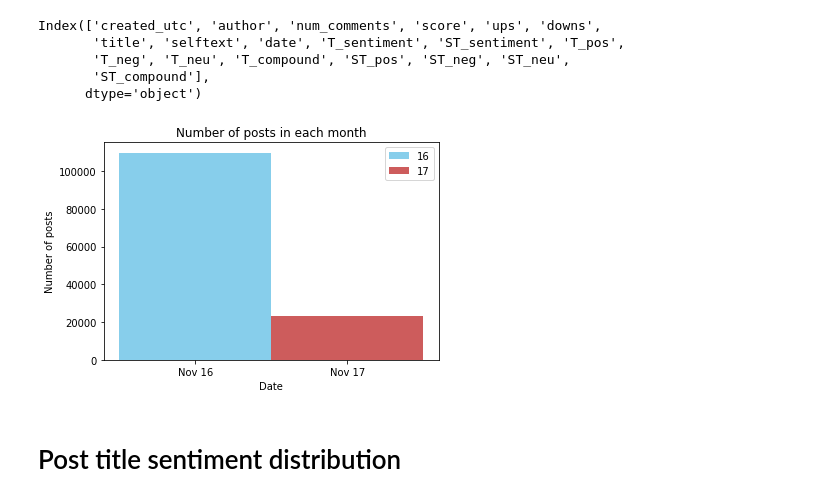
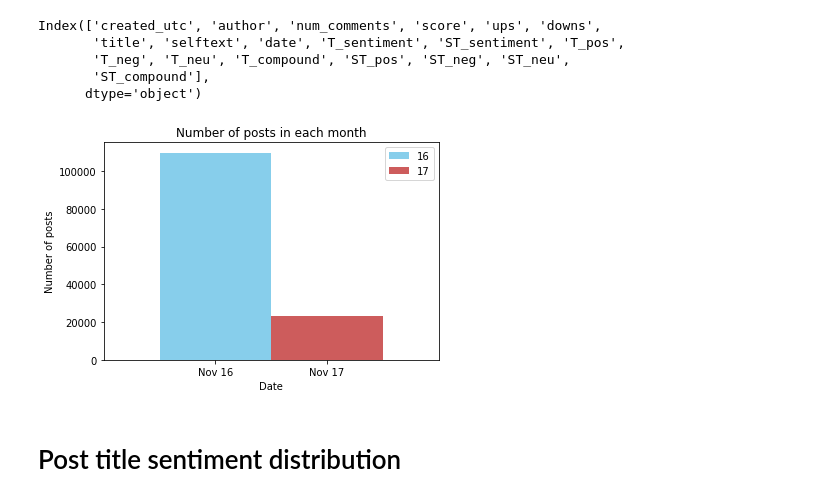
Before and after one commit to James-Brooke/ML_Projects, a Jupyter notebook: The_Donald Subreddit.ipynb, the cells around one changed output. Saved outputs shown, nothing was run; the diff lists cells and outputs as text; code cells hidden in the pictures.

```diff
--- a/The_Donald Subreddit.ipynb
+++ b/The_Donald Subreddit.ipynb
@@ -57,23 +57,28 @@ data17 = pre_process(data17)
 posts_in_16 = data16.shape[0]
 posts_in_17 = data17.shape[0]
 # %%
-width = 0.2  # the width of the bars
+def comparison_plot(Nov16, Nov17, ytitle, title):
+    width = 0.2  # the width of the bars
 
-fig, ax = plt.subplots()
-rects1 = ax.bar(0+width/2,posts_in_16, width,
-                color='SkyBlue', label='16')
-rects2 = ax.bar(0+width*1.5,posts_in_17, width,
-                color='IndianRed', label='17')
+    fig, ax = plt.subplots()
 
-# Add some text for labels, title and custom x-axis tick labels, etc.
-ax.set_ylabel('Number of posts')
-ax.set_xlabel('Date')
-ax.set_title('Number of posts in each month')
-ax.set_xticks((0.1,0.3))
-ax.set_xticklabels(('Nov 16','Nov 17'))
-ax.legend();
+    rects1 = ax.bar(0+width/2, Nov16, width,
+                    color='SkyBlue', label='16')
+    rects2 = ax.bar(0+width*1.5, Nov17, width,
+                    color='IndianRed', label='17')
+
+    # Add some text for labels, title and custom x-axis tick labels, etc.
+    ax.set_ylabel(ytitle)
+    ax.set_xlabel('Date')
+    ax.set_title(title)
+    ax.set_xbound(-0.1,0.5)
+    ax.set_xticks((0.1,0.3))
+    ax.set_xticklabels(('Nov 16','Nov 17'))
+    ax.legend();
-# %% [output]
-[figure, removed]
+# %%
+comparison_plot(posts_in_16, posts_in_17,'Number of posts', 'Number of posts in each month')
+# %% [output]
+[figure, added]
 # %% [markdown]
 # Post title sentiment distribution
 # %%
```
Also changed, not shown: parts of 9 cells of this notebook.
